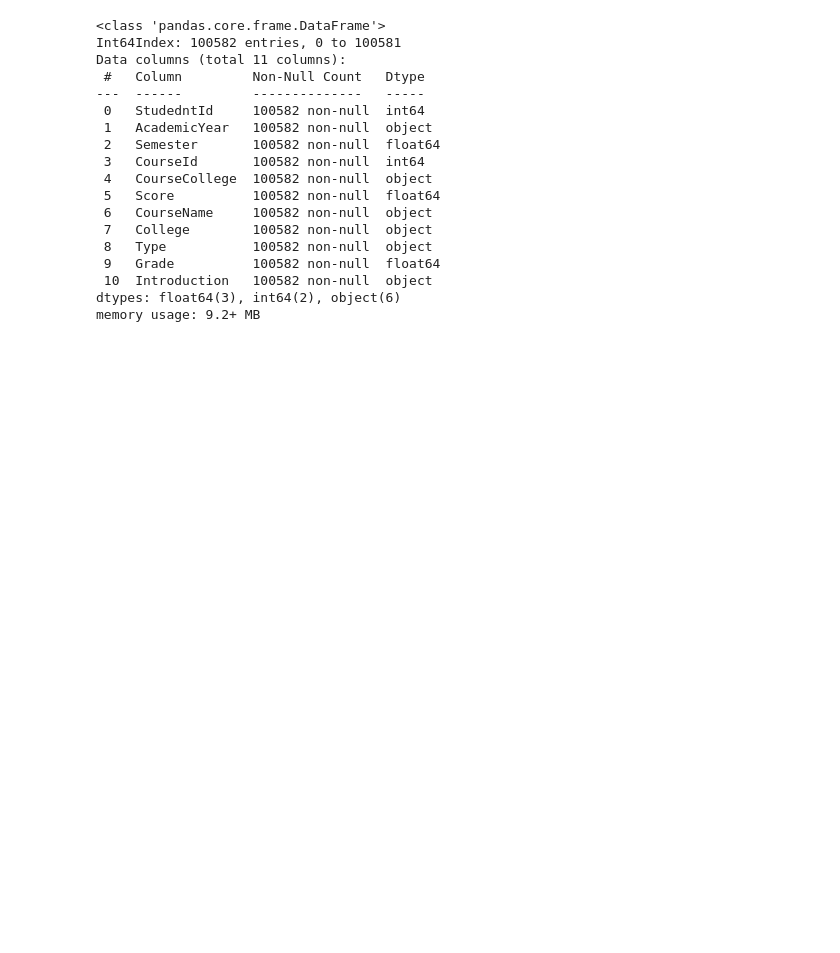
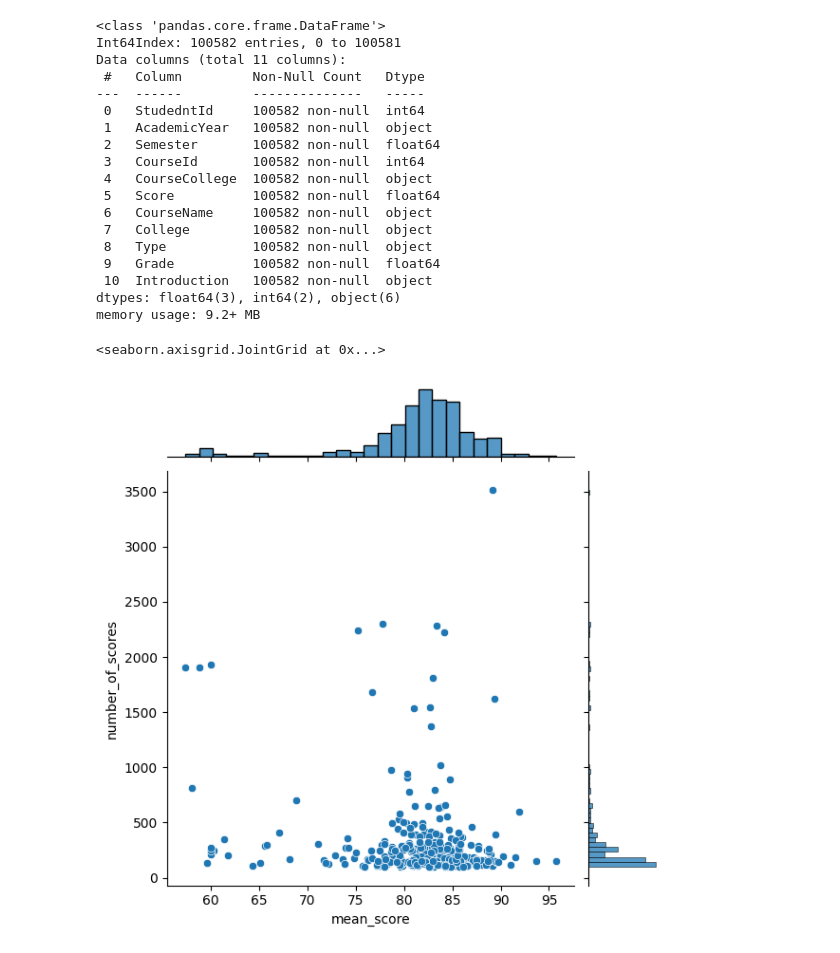
Before and after one commit to jahoon1998/CU-Boulder-CSCI-5502-Data-Mining, a Jupyter notebook: content-based-filtering/CSCI5502_Final_Project.ipynb, the cells around one changed output. Drawn from its saved outputs; the diff is of its cells as text; code cells hidden in the pictures; blank space fills up the shorter version.

Commit message:
visualizing preprocessed data

```diff
--- a/content-based-filtering/CSCI5502_Final_Project.ipynb
+++ b/content-based-filtering/CSCI5502_Final_Project.ipynb
@@ -165,3 +165,11 @@ Data columns (total 11 columns):
  10  Introduction   100582 non-null  object
 dtypes: float64(3), int64(2), object(6)
 memory usage: 9.2+ MB
+# %%
+import seaborn as sns
+
+# Visulization
+sns.jointplot(x='mean_score', y='number_of_scores', data=agg_scores_GT100)
+# %% [output]
+<seaborn.axisgrid.JointGrid at 0x...>
+[figure, added]
```
Also changed, not shown: parts of 2 cells of this notebook, 1 other file.
